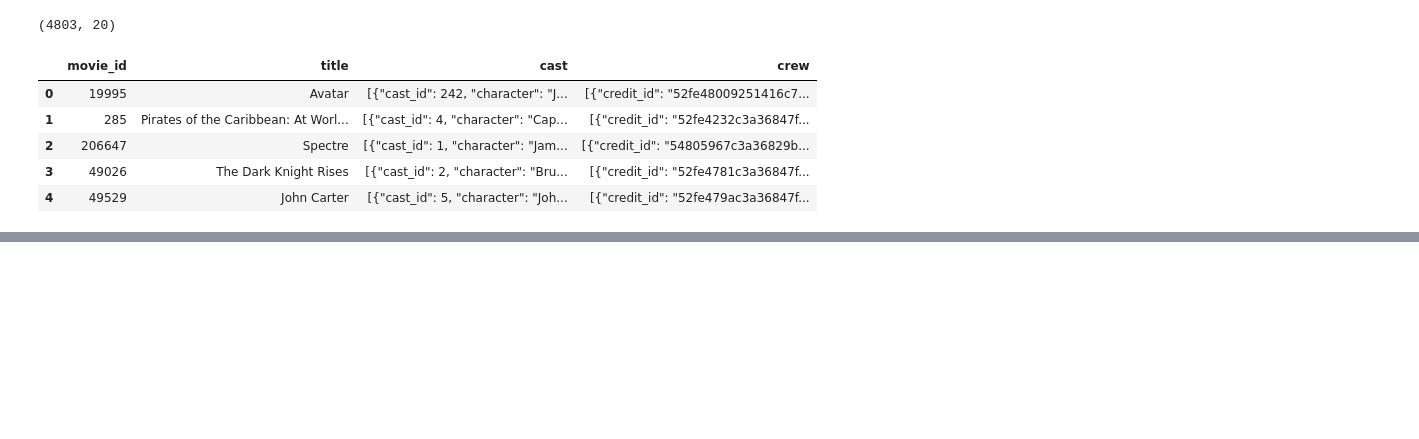
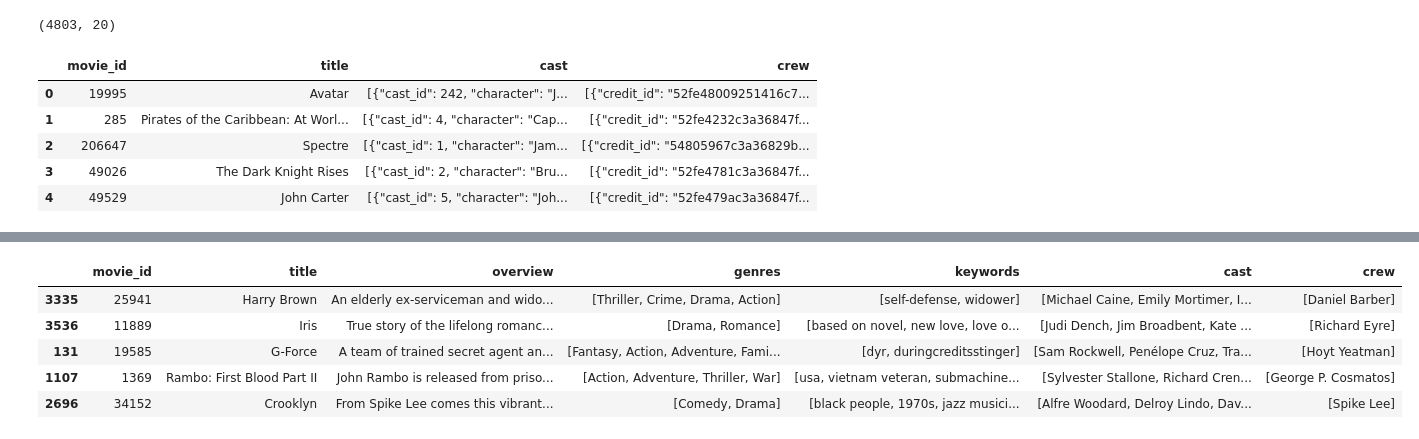
Before and after one commit to rahull0328/NextFlick, a Jupyter notebook: notebook.ipynb, the cells around one changed output, grey strips where cells are left out. Cells and saved outputs as stored; diff of their text form; code cells hidden in the pictures; blank space fills up the shorter version.

```diff
--- a/notebook.ipynb
+++ b/notebook.ipynb
@@ -62,0 +96,20 @@ movies.head()
+# %%
+movies['cast'] = movies['cast'].apply(lambda x:x[0:3])
+# %%
+def fetch_director(text):
+    L = []
+    for i in ast.literal_eval(text):
+        if i['job'] == 'Director':
+            L.append(i['name'])
+    return L
+# %%
+movies['crew'] = movies['crew'].apply(fetch_director)
+# %%
+movies.sample(5)
+# %% [output]
+|  | movie_id | title | overview | genres | keywords | cast | crew |
+| 3335 | 25941 | Harry Brown | An elderly ex-serviceman and wido... | [Thriller, Crime, Drama, Action] | [self-defense, widower] | [Michael Caine, Emily Mortimer, I... | [Daniel Barber] |
+| 3536 | 11889 | Iris | True story of the lifelong romanc... | [Drama, Romance] | [based on novel, new love, love o... | [Judi Dench, Jim Broadbent, Kate ... | [Richard Eyre] |
+| 131 | 19585 | G-Force | A team of trained secret agent an... | [Fantasy, Action, Adventure, Fami... | [dyr, duringcreditsstinger] | [Sam Rockwell, Penélope Cruz, Tra... | [Hoyt Yeatman] |
+| 1107 | 1369 | Rambo: First Blood Part II | John Rambo is released from priso... | [Action, Adventure, Thriller, War] | [usa, vietnam veteran, submachine... | [Sylvester Stallone, Richard Cren... | [George P. Cosmatos] |
+| 2696 | 34152 | Crooklyn | From Spike Lee comes this vibrant... | [Comedy, Drama] | [black people, 1970s, jazz musici... | [Alfre Woodard, Delroy Lindo, Dav... | [Spike Lee] |
```
Also changed, not shown: parts of 5 cells of this notebook.
